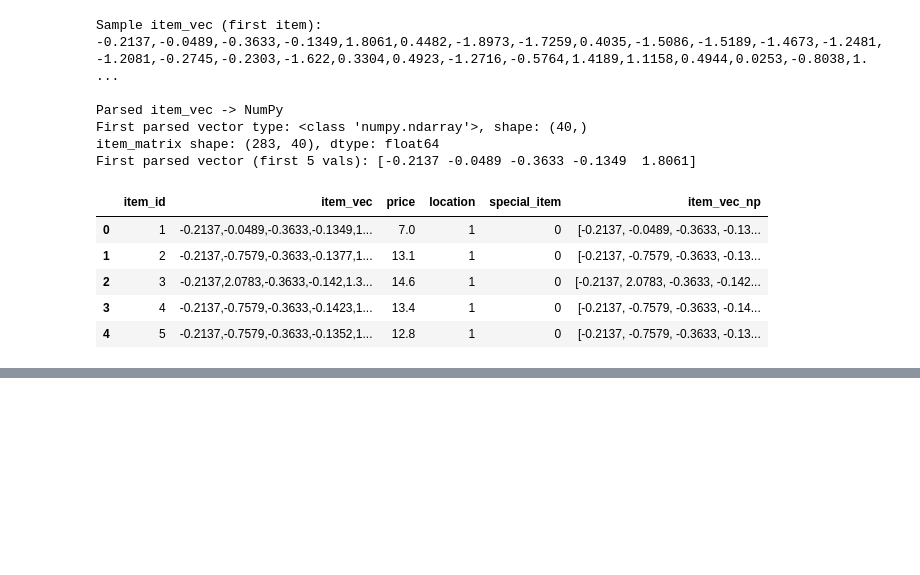
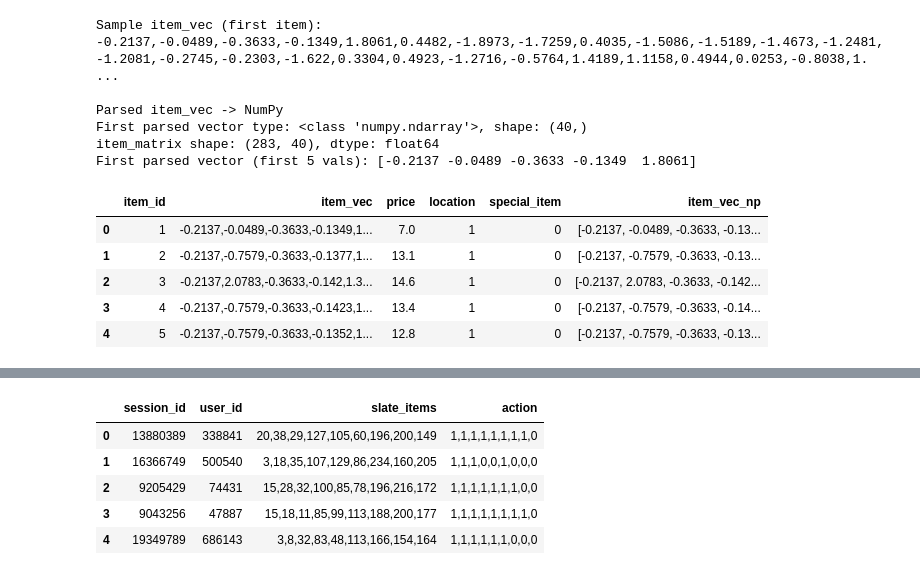
Before and after one commit to armandordorica/RL4RS_replication, a Jupyter notebook: EDA.ipynb, the cells around one changed output, grey strips where cells are left out. Cells and saved outputs as stored; diff of their text form; code cells hidden in the pictures; blank space fills up the shorter version.

```diff
--- a/EDA.ipynb
+++ b/EDA.ipynb
@@ -116,0 +210,88 @@ item_info_df.head()
+# %%
+# Paths to large RL datasets (A/B). These files are large (~2GB each).
+rl_a_path = 'dataset/rl4rs_dataset_a_rl.csv'
+rl_b_path = 'dataset/rl4rs_dataset_b_rl.csv'
+
+# Quick existence check
+import os
+for p in [rl_a_path, rl_b_path]:
+    print(p, 'exists' if os.path.exists(p) else 'NOT FOUND')
+
+# These CSVs are line-based logs with '@' separators between major fields.
+# Avoid full read. Inspect a small sample of lines safely.
+
+def head_lines(path, n=3):
+    lines = []
+    try:
+        with open(path, 'r') as f:
+            for i, line in enumerate(f):
+                if i >= n: break
+                lines.append(line.rstrip('\n'))
+    except FileNotFoundError:
+        lines = [f'{path} not found']
+    return lines
+
+print('\nSample lines from A:')
+for l in head_lines(rl_a_path, n=3):
+    print(l)
+
+print('\nSample lines from B:')
+for l in head_lines(rl_b_path, n=3):
+    print(l)
+
+# Optional: turn a small random subset into a DataFrame for exploration
+# Each line structure is like: session_id@user_id@time@slate_items@action@history@user_profile@item_features@reward@... (depends on stage)
+# The exact schema is documented in README/paper; here we demonstrate parsing for a few fields.
+
+import random
+random.seed(1)
+
+def sample_lines(path, k=1000):
+    # Reservoir sample for large files
+    reservoir = []
+    try:
+        with open(path, 'r') as f:
+            for t, line in enumerate(f, 1):
+                if t <= k:
+                    reservoir.append(line.rstrip('\n'))
+                else:
+                    j = random.randint(1, t)
+                    if j <= k:
+                        reservoir[j-1] = line.rstrip('\n')
+    except FileNotFoundError:
+        return []
+    return reservoir
+
+from typing import List
+import pandas as pd
+
+def parse_sample(lines: List[str]):
+    # Split each line by '@'; keep first few fields for a quick look
+    rows = []
+    for s in lines:
+        parts = s.split('@')
+        if len(parts) < 5:
+            continue
+        row = {
+            'session_id': parts[0],
+            'user_id': parts[1],
+            'slate_items': parts[3],
+            'action': parts[4],
+            # more fields available: parts[5:] (history, profiles, item features, reward)
+        }
+        rows.append(row)
+    return pd.DataFrame(rows)
+
+sample_a = sample_lines(rl_a_path, k=2000)
+sample_b = sample_lines(rl_b_path, k=2000)
+
+df_a_sample = parse_sample(sample_a)
+df_b_sample = parse_sample(sample_b)
+
+print('\nA sample shape:', df_a_sample.shape)
+print('B sample shape:', df_b_sample.shape)
+print('\nA sample head:')
+display(df_a_sample.head())
+print('\nB sample head:')
+display(df_b_sample.head())
+# %% [output]
@@ -116,0 +315,6 @@ item_info_df.head()
+|  | session_id | user_id | slate_items | action |
+| 0 | 13880389 | 338841 | 20,38,29,127,105,60,196,200,149 | 1,1,1,1,1,1,1,1,0 |
+| 1 | 16366749 | 500540 | 3,18,35,107,129,86,234,160,205 | 1,1,1,0,0,1,0,0,0 |
+| 2 | 9205429 | 74431 | 15,28,32,100,85,78,196,216,172 | 1,1,1,1,1,1,1,0,0 |
+| 3 | 9043256 | 47887 | 15,18,11,85,99,113,188,200,177 | 1,1,1,1,1,1,1,1,0 |
+| 4 | 19349789 | 686143 | 3,8,32,83,48,113,166,154,164 | 1,1,1,1,1,1,0,0,0 |
```
Also changed, not shown: parts of 26 cells of this notebook.
